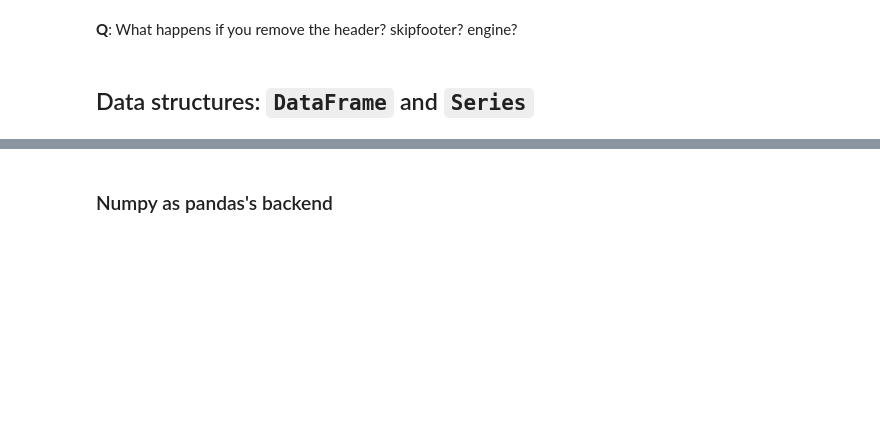
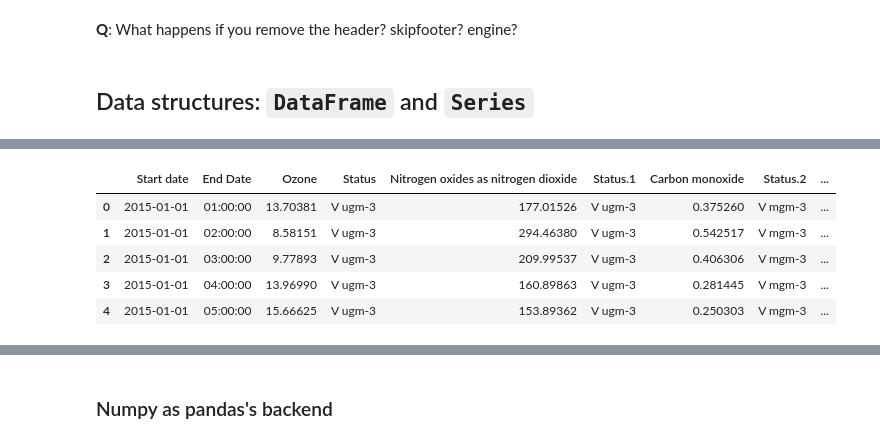
Before and after one commit to ueapy/enveast_python_course_materials, a Jupyter notebook: Day_2/17-Pandas-Intro.ipynb, the cells around one changed output, grey strips where cells are left out. Saved outputs shown, nothing was run; the diff lists cells and outputs as text; code cells hidden in the pictures; blank space fills up the shorter version.

```diff
--- a/Day_2/17-Pandas-Intro.ipynb
+++ b/Day_2/17-Pandas-Intro.ipynb
@@ -40,6 +52,6 @@ fname = os.path.join(data_path, 'air_quality_hourly_london_marylebone.csv')
 # %%
-# Read data
-df = pd.read_csv(fname, sep=',', header=4, skipfooter=4, na_values='No data', parse_dates=[0], engine='python')
+# minimal setup to read the given file
+air_quality = pd.read_csv(fname, header=4, skipfooter=4, na_values='No data', engine='python')
 # %% [markdown]
 **Q**: What happens if you remove the header? skipfooter? engine?
 # %% [markdown]
@@ -47,3 +86,10 @@ df = pd.read_csv(fname, sep=',', header=4, skipfooter=4, na_values='No data', pa
 # %%
-# View data
-df.head()
+# View just the tip of data
+air_quality.head()
+# %% [output]
+|  | Start date | End Date | Ozone | Status | Nitrogen oxides as nitrogen dioxide | Status.1 | Carbon monoxide | Status.2 | ... |
+| 0 | 2015-01-01 | 01:00:00 | 13.70381 | V ugm-3 | 177.01526 | V ugm-3 | 0.375260 | V mgm-3 | ... |
+| 1 | 2015-01-01 | 02:00:00 | 8.58151 | V ugm-3 | 294.46380 | V ugm-3 | 0.542517 | V mgm-3 | ... |
+| 2 | 2015-01-01 | 03:00:00 | 9.77893 | V ugm-3 | 209.99537 | V ugm-3 | 0.406306 | V mgm-3 | ... |
+| 3 | 2015-01-01 | 04:00:00 | 13.96990 | V ugm-3 | 160.89863 | V ugm-3 | 0.281445 | V mgm-3 | ... |
+| 4 | 2015-01-01 | 05:00:00 | 15.66625 | V ugm-3 | 153.89362 | V ugm-3 | 0.250303 | V mgm-3 | ... |
```
Also changed, not shown: parts of 76 cells of this notebook.
